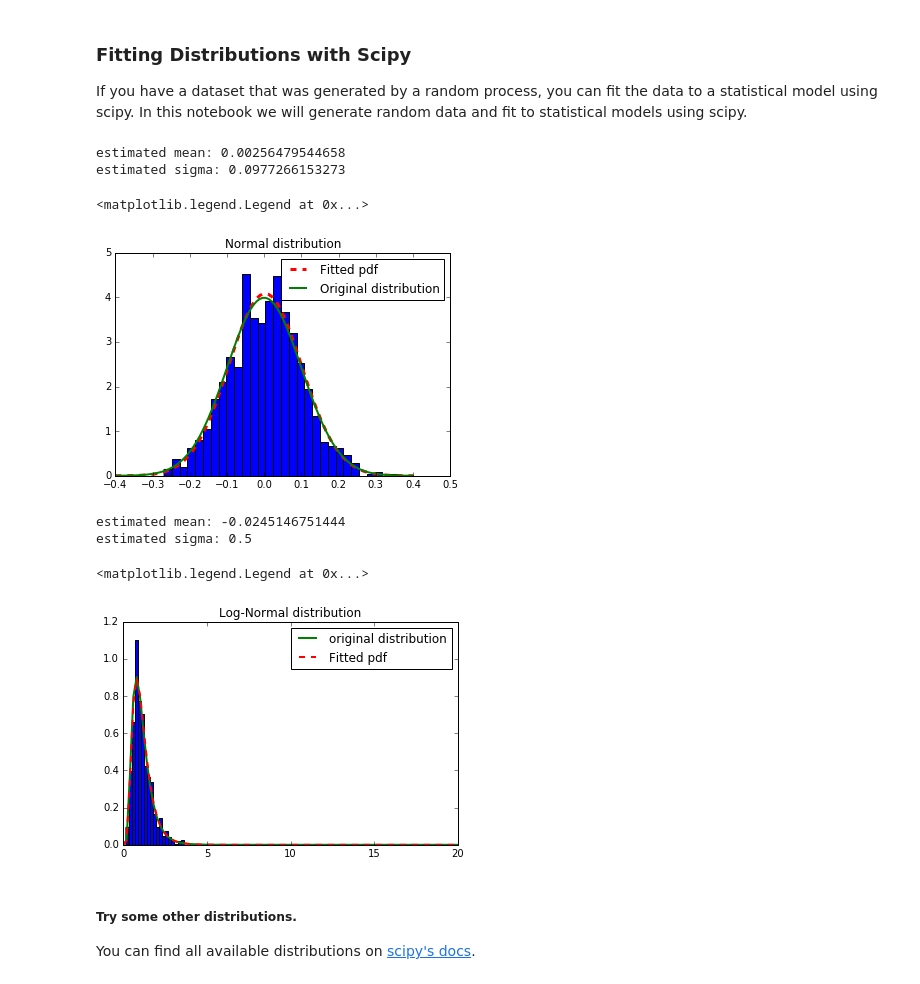
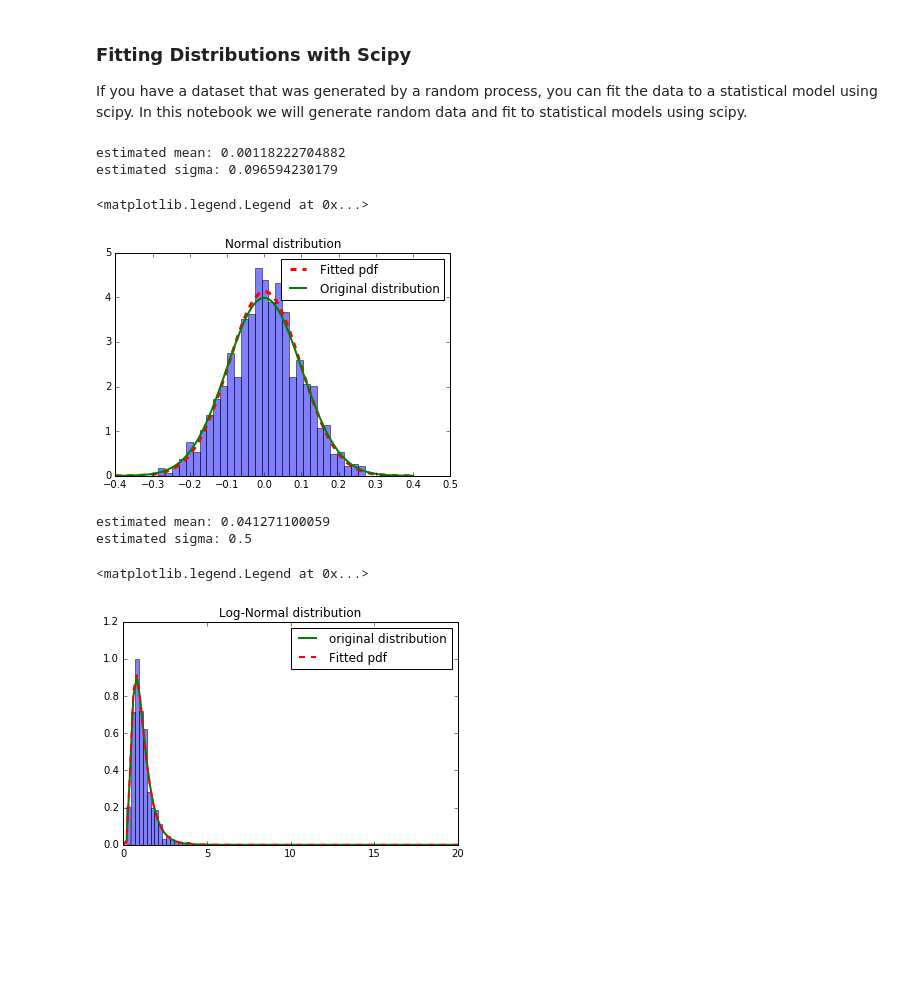
Before and after one commit to WMCDataSciene/Tutorials, a Jupyter notebook: Scipy_distributions.ipynb, the cells around one changed output. Cells and saved outputs as stored; diff of their text form; code cells hidden in the pictures; blank space fills up the shorter version.

```diff
--- a/Scipy_distributions.ipynb
+++ b/Scipy_distributions.ipynb
@@ -15,39 +15,39 @@ from scipy.stats import (norm, lognorm, chi2, gamma, invgamma)
 # %%
 # Let's generate some random variables from a Gaussian distribution. Use numpy's random number generator.
 # We can specify the underlying distribution and its parameters.
 mu, sigma = 0, 0.1
-data = np.random.normal(mu, sigma, size=1000)
+data = norm.rvs(mu, sigma, size=1000)
 x = np.linspace(-0.4, 0.4, 100)
 
 # Now use matplotlib to plot the histogram
-n, bins, patches = plt.hist(data, bins=30, normed=1)
+n, bins, patches = plt.hist(data, bins=30, normed=1, alpha=0.5)
 plt.title('Normal distribution')
 
 # Let's do a maximum likelihood fit on this data to estimate the parameters of the underlying distribution
 #(mu and sigma)
 loc, scale = norm.fit(data)
 
 print('estimated mean: %s' % loc)
 print('estimated sigma: %s' % scale)
 
 # Plot the original distribution and the fitted pdf
 pdf = norm.pdf(x, loc=mu, scale=sigma)
 pdf_norm = norm.pdf(x, loc=loc, scale=scale)
 plt.plot(x, pdf_norm, 'r--', label='Fitted pdf', linewidth=3)
 plt.plot(x, pdf, 'g', linewidth=2, label='Original distribution')
 plt.legend()
 # %% [output]
-estimated mean: 0.00256479544658
-estimated sigma: 0.0977266153273
+estimated mean: 0.00118222704882
+estimated sigma: 0.096594230179
 <matplotlib.legend.Legend at 0x...>
-[figure, old version]
+[figure, new version]
 # %%
 # Let's do the same thing with a log-Normal distribtion
 mu, sigma = 0,  0.5
-data = np.random.lognormal(mu, sigma, size=1000)
+data = lognorm.rvs(s=sigma, loc=mu, size=1000)
 x = np.linspace(0, 20, 100)
 
-n, bins, patches = plt.hist(data, bins=30, normed=1)
+n, bins, patches = plt.hist(data, bins=30, normed=1, alpha=0.5)
 plt.title('Log-Normal distribution')
 
 sigma_f, loc, scale = lognorm.fit(data)
@@ -61,10 +61,7 @@ pdf_lognorm = lognorm.pdf(x, sigma_f, loc=loc, scale=scale)
 plt.plot(x, pdf_lognorm, 'r--', label='Fitted pdf', linewidth=2)
 plt.legend()
 # %% [output]
-estimated mean: -0.0245146751444
+estimated mean: 0.041271100059
 estimated sigma: 0.5
 <matplotlib.legend.Legend at 0x...>
-[figure, old version]
+[figure, new version]
-# %% [markdown]
-##### Try some other distributions.
-You can find all available distributions on [scipy's docs](https://docs.scipy.org/doc/scipy/reference/stats.html).
```
Also changed, not shown: parts of 7 cells of this notebook.
